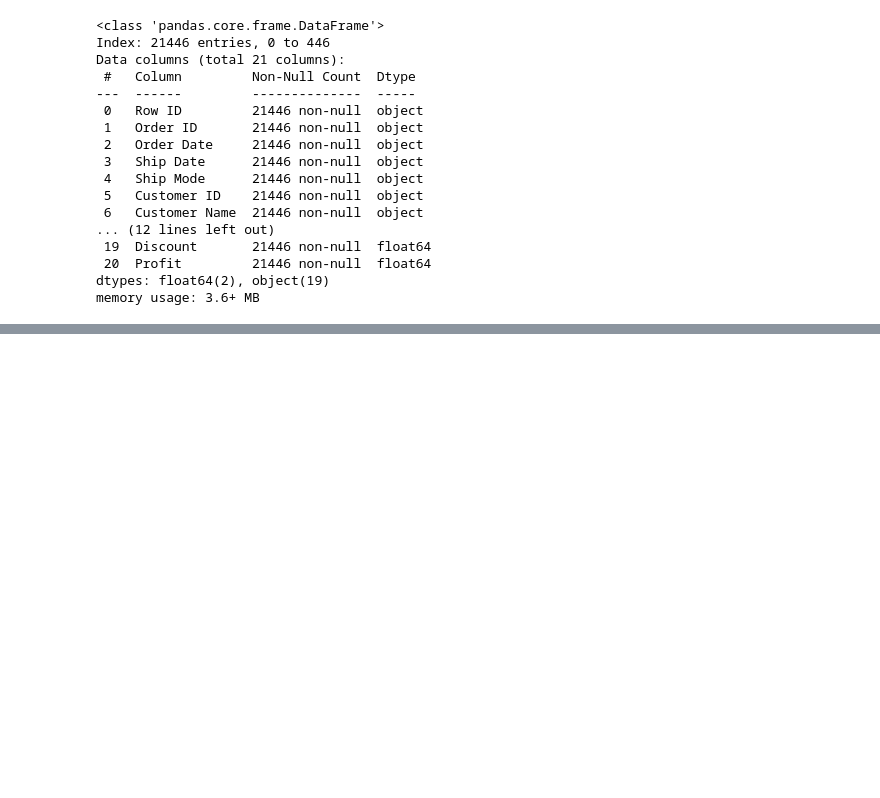
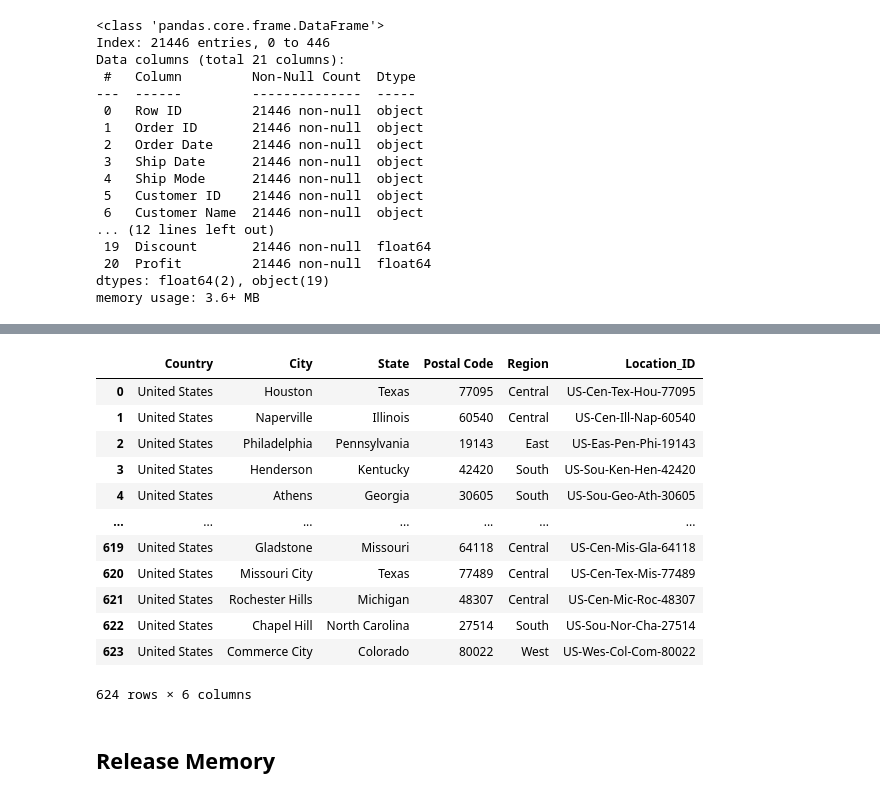
Before and after one commit to shashankraj1987/DE_CS_202309, a Jupyter notebook: Project/Solution/test_load_data.ipynb, the cells around one changed output, grey strips where cells are left out. Cells and saved outputs as stored; diff of their text form; code cells hidden in the pictures; blank space fills up the shorter version.

```diff
--- a/Project/Solution/test_load_data.ipynb
+++ b/Project/Solution/test_load_data.ipynb
@@ -169,0 +243,3 @@ mega_df.head()
+# %%
+mega_df["Unit_Cost"]=mega_df.apply(lambda x: calc_unit_cost(x), axis=1)
+mega_df["Order_Type"] = mega_df.apply(lambda x: calc_ord_type(x), axis=1)
@@ -180,0 +300,4 @@ ValueError: The truth value of a Series is ambiguous. Use a.empty, a.bool(), a.i
+# %%
+mega_df["Postal Code"] = mega_df["Postal Code"].astype('string')
+# %%
+mega_df['Location_ID']="US-"+mega_df['Region'].str.slice(0,3)+"-"+mega_df['State'].str.slice(0,3)+"-"+mega_df['City'].str.slice(0,3)+"-"+mega_df['Postal Code']
@@ -180,0 +337,3 @@ ValueError: The truth value of a Series is ambiguous. Use a.empty, a.bool(), a.i
+# %%
+df_loc = mega_df[['Country','City','State','Postal Code','Region','Location_ID']]
+df_loc.info()
@@ -180,0 +354,18 @@ ValueError: The truth value of a Series is ambiguous. Use a.empty, a.bool(), a.i
+# %%
+df_loc = df_loc.drop_duplicates()
+df_loc.reset_index(inplace=True,drop=True)
+df_loc
+# %% [output]
+|  | Country | City | State | Postal Code | Region | Location_ID |
+| 0 | United States | Houston | Texas | 77095 | Central | US-Cen-Tex-Hou-77095 |
+| 1 | United States | Naperville | Illinois | 60540 | Central | US-Cen-Ill-Nap-60540 |
+| 2 | United States | Philadelphia | Pennsylvania | 19143 | East | US-Eas-Pen-Phi-19143 |
+| 3 | United States | Henderson | Kentucky | 42420 | South | US-Sou-Ken-Hen-42420 |
+| 4 | United States | Athens | Georgia | 30605 | South | US-Sou-Geo-Ath-30605 |
+| ... | ... | ... | ... | ... | ... | ... |
+| 619 | United States | Gladstone | Missouri | 64118 | Central | US-Cen-Mis-Gla-64118 |
+| 620 | United States | Missouri City | Texas | 77489 | Central | US-Cen-Tex-Mis-77489 |
+| 621 | United States | Rochester Hills | Michigan | 48307 | Central | US-Cen-Mic-Roc-48307 |
+| 622 | United States | Chapel Hill | North Carolina | 27514 | South | US-Sou-Nor-Cha-27514 |
+| 623 | United States | Commerce City | Colorado | 80022 | West | US-Wes-Col-Com-80022 |
+624 rows × 6 columns
@@ -180,0 +375,2 @@ ValueError: The truth value of a Series is ambiguous. Use a.empty, a.bool(), a.i
+# %% [markdown]
+## Release Memory
```
Also changed, not shown: parts of 35 cells of this notebook, 14 other files.
